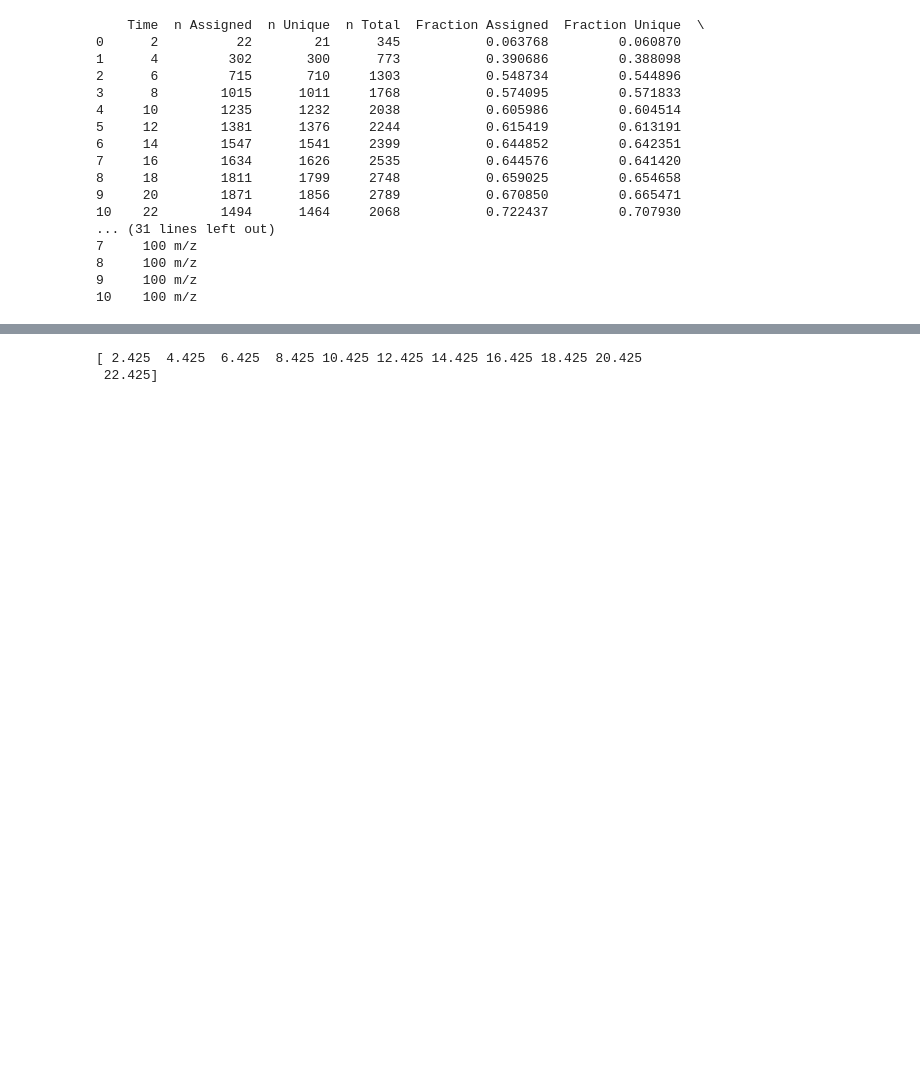
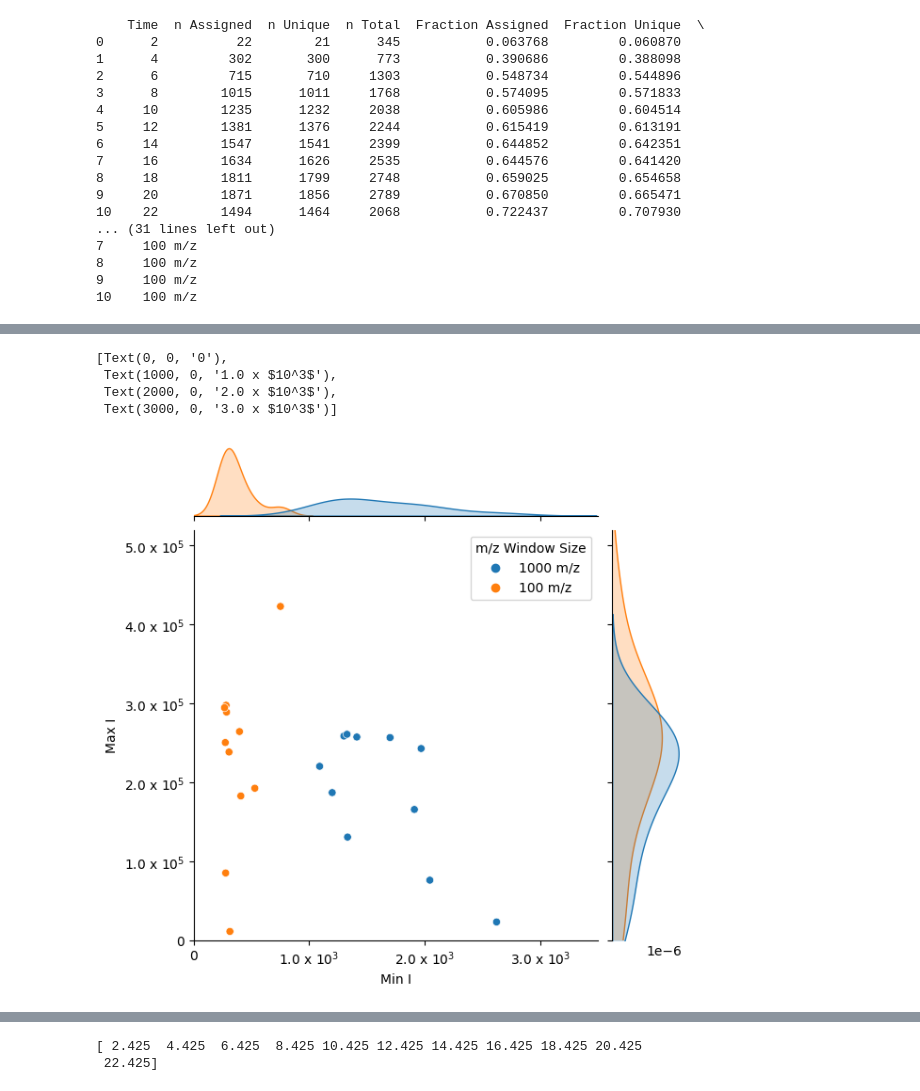
Before and after one commit to rboiteau/CoreMS, a Jupyter notebook: 21T_mzwindowing_figures_2.ipynb, the cells around one changed output, grey strips where cells are left out. Drawn from its saved outputs; the diff is of its cells as text; code cells hidden in the pictures; blank space fills up the shorter version.

Commit message:
updates to windowing code

```diff
--- a/21T_mzwindowing_figures_2.ipynb
+++ b/21T_mzwindowing_figures_2.ipynb
@@ -394,3 +394,73 @@ print(frac)
 8     100 m/z
 9     100 m/z
 10    100 m/z
+# %%
+alldf = pd.concat([unique_fullmz_456, unique_100mz_456])
+#alldf = unique_100mz_456
+
+times = data_df['Time'].unique()
+
+holder = {}
+summary = []
+summary2 = []
+
+for mzw in alldf['m/z Window Size'].unique():
+
+    sub1 = alldf[alldf['m/z Window Size'] == mzw]
+
+    for t in times:
+
+        print(mzw)
+        lsh = {}
+        lsh['m/z Window Size'] = mzw
+
+        sub2 = sub1[sub1['Time'] == t]
+
+        sub2 = sub2[sub2['S/N'] > 3]
+
+        dynamic_range_t = max(sub2['Peak Height']/min(sub2['Peak Height']))
+
+        lsh['Time'] = t
+        lsh['Dynamic Range'] = dynamic_range_t
+        lsh['n Features'] = len(sub2)
+        lsh['Max I'] = max(sub2['Peak Height'])
+        lsh['Min I'] = min(sub2['Peak Height'])
+        summary.append(lsh)
+
+
+df=pd.DataFrame(summary)
+
+sns.jointplot(data=df, x = 'Min I', y = 'Max I', hue = 'm/z Window Size')
+plt.ylim(0,5.2e5)
+plt.xlim(0,3.5e3)
+
+plt.xticks([0,1000, 2000, 3000])
+#plt.yticks([0,1e5, 3e5, 5e5])
+
+
+current_yvalues = plt.gca().get_yticks()
+ylabs = []
+for y in current_yvalues:
+    if y == 0:
+        d = int(0)
+    else:
+        d = '{:.1f} x $10^5$'.format(y/1e5)
+    ylabs.append(d)
+#plt.gca().set_yticklabels(['{:.1f} x $10^5$'.format(y/1e5) for y in current_yvalues])
+plt.gca().set_yticklabels(ylabs)
+
+#plt.gca().set_yticklabels([int(y) for y in current_yvalues if y == 0])
+
+
+current_xvalues = plt.gca().get_xticks()
+
+xlabs = []
+for x in current_xvalues:
+    if x == 0:
+        d = int(0)
+    else:
+        d = '{:.1f} x $10^3$'.format(x/1e3)
+    xlabs.append(d)
+#plt.gca().set_xticklabels(['{:.1f} x $10^3$'.format(x/1e3) for x in current_xvalues])
+plt.gca().set_xticklabels(xlabs)
+# %% [output]
@@ -397 +484,6 @@ print(frac)
+[Text(0, 0, '0'),
+ Text(1000, 0, '1.0 x $10^3$'),
+ Text(2000, 0, '2.0 x $10^3$'),
+ Text(3000, 0, '3.0 x $10^3$')]
+[figure, added]
 # %%
```
Also changed, not shown: parts of 4 cells of this notebook.
